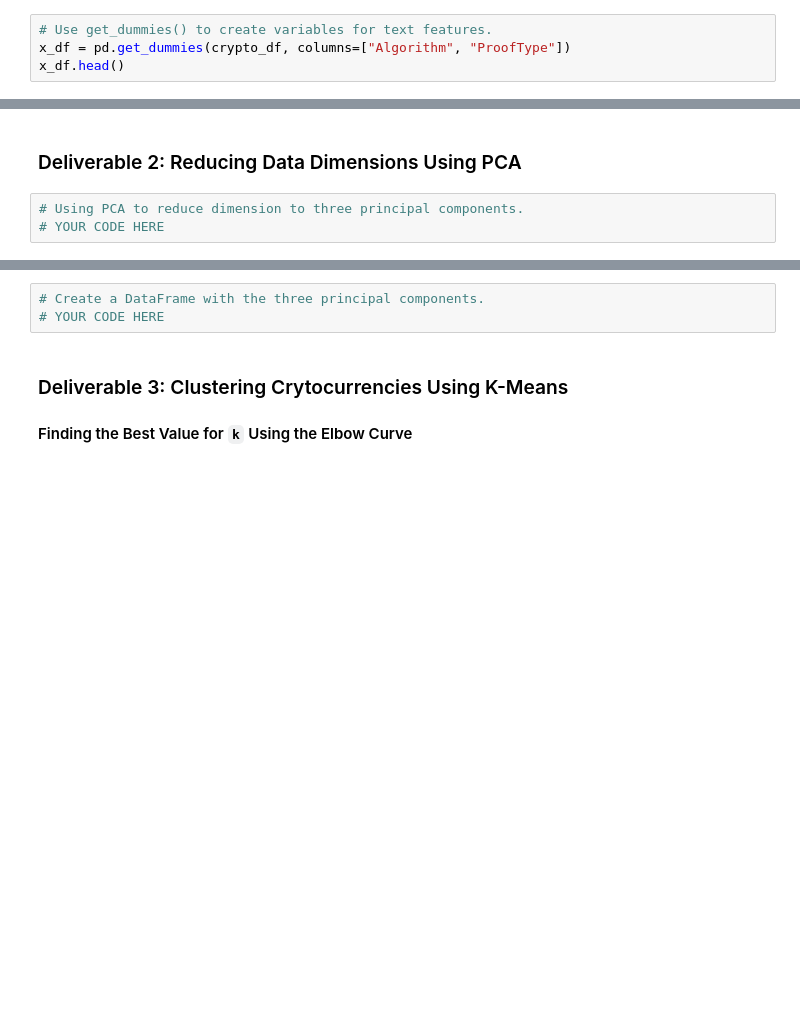
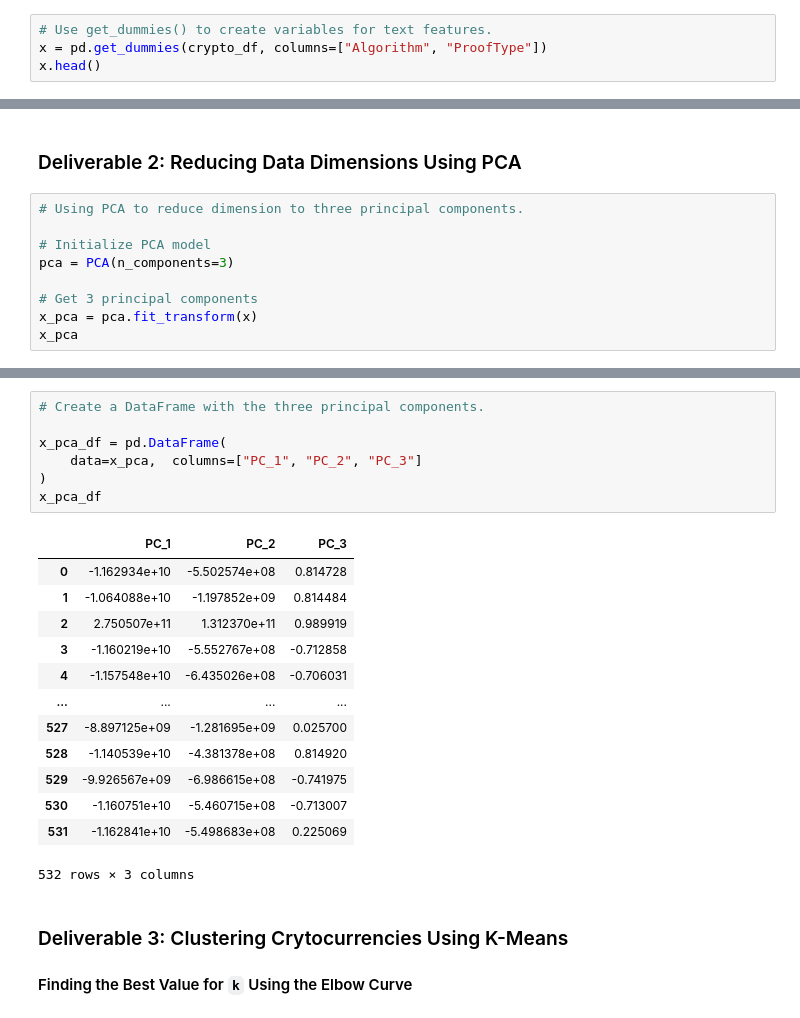
Before and after one commit to coralrofa/Cryptocurrencies, a Jupyter notebook: crypto_clustering.ipynb, the cells around one changed output, grey strips where cells are left out. Cells and saved outputs as stored; diff of their text form; blank space fills up the shorter version.

```diff
--- a/crypto_clustering.ipynb
+++ b/crypto_clustering.ipynb
@@ -192,8 +192,8 @@ crypto_df
 532 rows × 4 columns
 # %%
 # Use get_dummies() to create variables for text features.
-x_df = pd.get_dummies(crypto_df, columns=["Algorithm", "ProofType"])
-x_df.head()
+x = pd.get_dummies(crypto_df, columns=["Algorithm", "ProofType"])
+x.head()
 # %% [output]
 |  | TotalCoinsMined | TotalCoinSupply | Algorithm_1GB AES Pattern Search | Algorithm_536 | Algorithm_Argon2d | ... |
 | 42 | 4.199995e+01 | 42 | 0 | 0 | 0 | ... |
@@ -229,4 +229,10 @@ print(x_df[0:5])
 ### Deliverable 2: Reducing Data Dimensions Using PCA
 # %%
 # Using PCA to reduce dimension to three principal components.
-# YOUR CODE HERE
+
+# Initialize PCA model
+pca = PCA(n_components=3)
+
+# Get 3 principal components
+x_pca = pca.fit_transform(x)
+x_pca
@@ -233,6 +247,24 @@ print(x_df[0:5])
 # %%
 # Create a DataFrame with the three principal components.
-# YOUR CODE HERE
+
+x_pca_df = pd.DataFrame(
+    data=x_pca,  columns=["PC_1", "PC_2", "PC_3"]
+)
+x_pca_df
+# %% [output]
+|  | PC_1 | PC_2 | PC_3 |
+| 0 | -1.162934e+10 | -5.502574e+08 | 0.814728 |
+| 1 | -1.064088e+10 | -1.197852e+09 | 0.814484 |
+| 2 | 2.750507e+11 | 1.312370e+11 | 0.989919 |
+| 3 | -1.160219e+10 | -5.552767e+08 | -0.712858 |
+| 4 | -1.157548e+10 | -6.435026e+08 | -0.706031 |
+| ... | ... | ... | ... |
+| 527 | -8.897125e+09 | -1.281695e+09 | 0.025700 |
+| 528 | -1.140539e+10 | -4.381378e+08 | 0.814920 |
+| 529 | -9.926567e+09 | -6.986615e+08 | -0.741975 |
+| 530 | -1.160751e+10 | -5.460715e+08 | -0.713007 |
+| 531 | -1.162841e+10 | -5.498683e+08 | 0.225069 |
+532 rows × 3 columns
 # %% [markdown]
 ### Deliverable 3: Clustering Crytocurrencies Using K-Means
 
```
Also changed, not shown: parts of 2 cells of this notebook.
